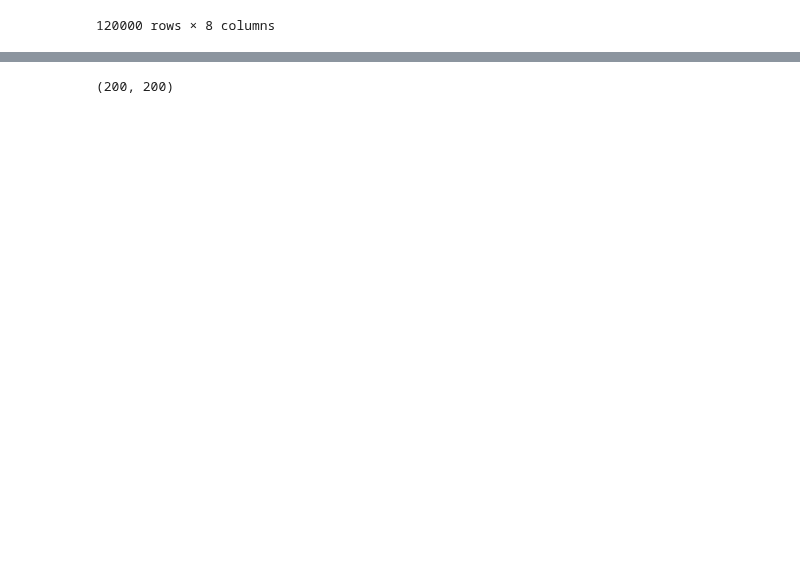
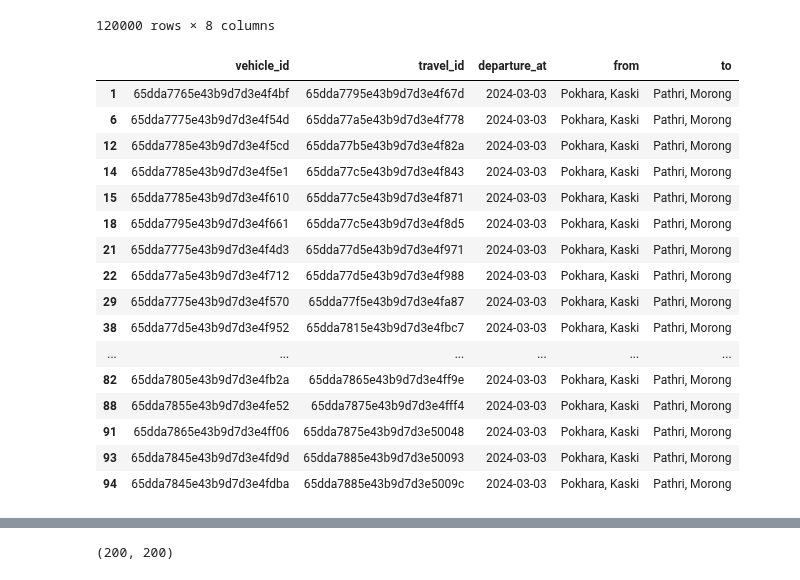
Before and after one commit to roman-ojha/journey, a Jupyter notebook: user-vehicle-service/vehicle_recommendation_system.ipynb, the cells around one changed output, grey strips where cells are left out. Saved outputs shown, nothing was run; the diff lists cells and outputs as text; code cells hidden in the pictures; blank space fills up the shorter version.

```diff
--- a/user-vehicle-service/vehicle_recommendation_system.ipynb
+++ b/user-vehicle-service/vehicle_recommendation_system.ipynb
@@ -57,7 +57,28 @@ def filter_vehicles(data, from_location, to_location, departure_at):
     filtered_data = data[(data['from'] == from_location) & (data['to'] == to_location) & (data['departure_at'] == departure_at)]
     return filtered_data
 
+searched_vehicles_just_from_vehicles_dataset = filter_vehicles(vehicles_df, "Pokhara, Kaski", "Pathri, Morong", "2024-03-03")
 searched_vehicles = filter_vehicles(vehicles_with_reviews, "Pokhara, Kaski", "Pathri, Morong", "2024-03-03")
+# %%
+searched_vehicles_just_from_vehicles_dataset
+# %% [output]
+|  | vehicle_id | travel_id | departure_at | from | to |
+| 1 | 65dda7765e43b9d7d3e4f4bf | 65dda7795e43b9d7d3e4f67d | 2024-03-03 | Pokhara, Kaski | Pathri, Morong |
+| 6 | 65dda7775e43b9d7d3e4f54d | 65dda77a5e43b9d7d3e4f778 | 2024-03-03 | Pokhara, Kaski | Pathri, Morong |
+| 12 | 65dda7785e43b9d7d3e4f5cd | 65dda77b5e43b9d7d3e4f82a | 2024-03-03 | Pokhara, Kaski | Pathri, Morong |
+| 14 | 65dda7785e43b9d7d3e4f5e1 | 65dda77c5e43b9d7d3e4f843 | 2024-03-03 | Pokhara, Kaski | Pathri, Morong |
+| 15 | 65dda7785e43b9d7d3e4f610 | 65dda77c5e43b9d7d3e4f871 | 2024-03-03 | Pokhara, Kaski | Pathri, Morong |
+| 18 | 65dda7795e43b9d7d3e4f661 | 65dda77c5e43b9d7d3e4f8d5 | 2024-03-03 | Pokhara, Kaski | Pathri, Morong |
+| 21 | 65dda7775e43b9d7d3e4f4d3 | 65dda77d5e43b9d7d3e4f971 | 2024-03-03 | Pokhara, Kaski | Pathri, Morong |
+| 22 | 65dda77a5e43b9d7d3e4f712 | 65dda77d5e43b9d7d3e4f988 | 2024-03-03 | Pokhara, Kaski | Pathri, Morong |
+| 29 | 65dda7775e43b9d7d3e4f570 | 65dda77f5e43b9d7d3e4fa87 | 2024-03-03 | Pokhara, Kaski | Pathri, Morong |
+| 38 | 65dda77d5e43b9d7d3e4f952 | 65dda7815e43b9d7d3e4fbc7 | 2024-03-03 | Pokhara, Kaski | Pathri, Morong |
+| ... | ... | ... | ... | ... | ... |
+| 82 | 65dda7805e43b9d7d3e4fb2a | 65dda7865e43b9d7d3e4ff9e | 2024-03-03 | Pokhara, Kaski | Pathri, Morong |
+| 88 | 65dda7855e43b9d7d3e4fe52 | 65dda7875e43b9d7d3e4fff4 | 2024-03-03 | Pokhara, Kaski | Pathri, Morong |
+| 91 | 65dda7865e43b9d7d3e4ff06 | 65dda7875e43b9d7d3e50048 | 2024-03-03 | Pokhara, Kaski | Pathri, Morong |
+| 93 | 65dda7845e43b9d7d3e4fd9d | 65dda7885e43b9d7d3e50093 | 2024-03-03 | Pokhara, Kaski | Pathri, Morong |
+| 94 | 65dda7845e43b9d7d3e4fdba | 65dda7885e43b9d7d3e5009c | 2024-03-03 | Pokhara, Kaski | Pathri, Morong |
 # %%
 searched_vehicles
 # %% [output]
```
Also changed, not shown: parts of 22 cells of this notebook, 1 other file.
